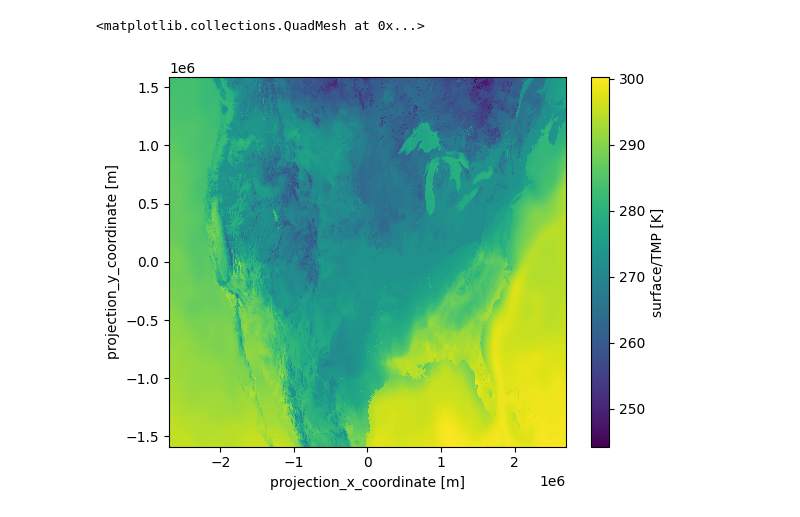
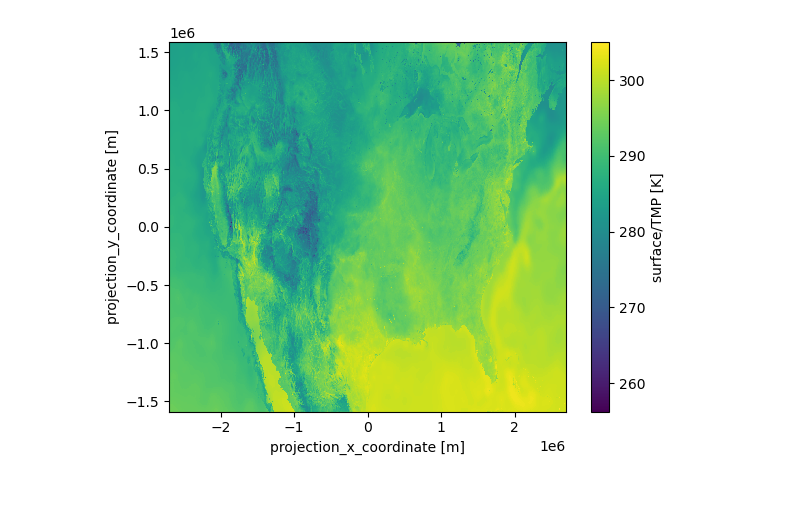
Before and after one commit to mylesmc123/hrrrzarr, a Jupyter notebook: dev.ipynb, the cells around one changed output. Cells and saved outputs as stored; diff of their text form; code cells hidden in the pictures.

```diff
--- a/dev.ipynb
+++ b/dev.ipynb
@@ -6,7 +14,7 @@ s3 = s3fs.S3FileSystem(anon=True)
 def lookup(path):
         return s3fs.S3Map(path, s3=s3)
 # %%
-path = "hrrrzarr/sfc/20230101/20230101_00z_anl.zarr/surface/TMP"
-ds = xarray.open_mfdataset([lookup(path), lookup(f"{path}/surface")], engine="zarr")
+path = "hrrrzarr/sfc/20240603/20240603_12z_anl.zarr/surface/TMP"
+ds = xarray.open_mfdataset([lookup(path), lookup(f"{path}/surface")], engine="zarr", decode_coords="all")
 ds.TMP.plot()
 # %% [output]
@@ -15,2 +22 @@ Matplotlib is building the font cache; this may take a moment.
-<matplotlib.collections.QuadMesh at 0x...>
-[figure, old version]
+[figure, new version]
```
Also changed, not shown: parts of 15 cells of this notebook, 2 other files.
